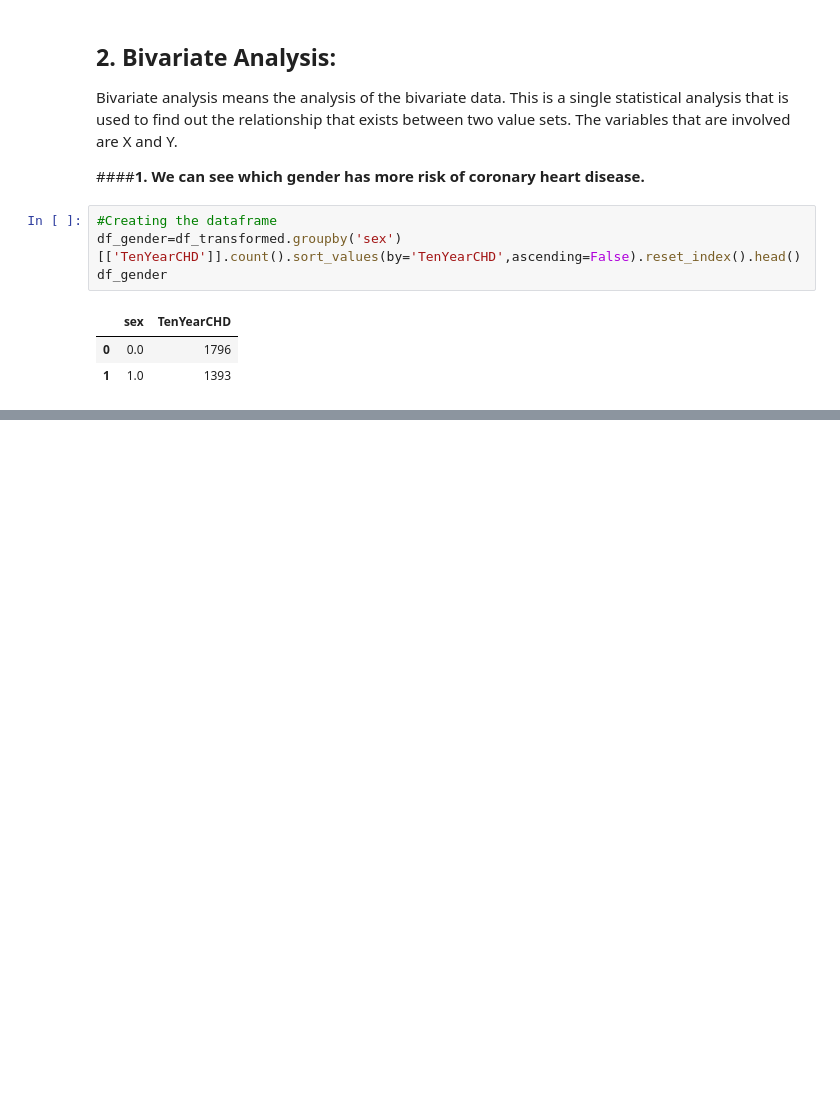
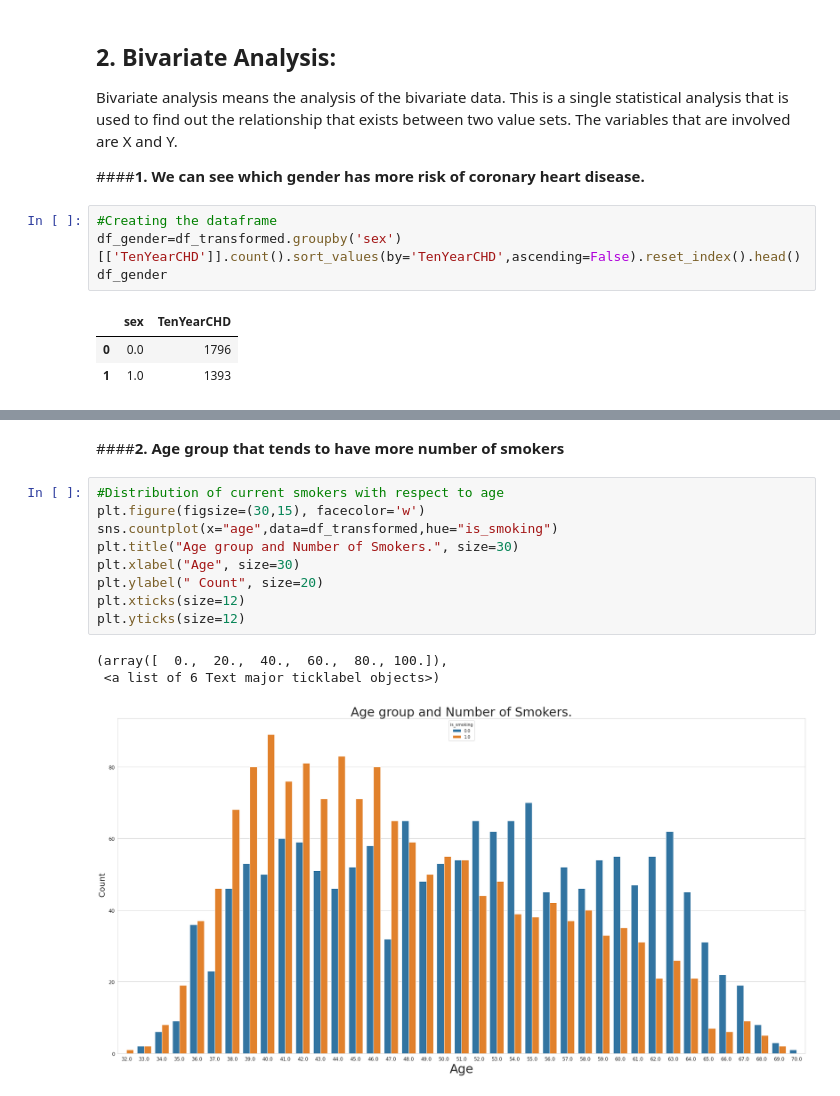
Before and after one commit to ParthSharma1197/Capstone-Project-Cardiovascular-Risk-Prediction, a Jupyter notebook: PARTH_SHARMA_Cardiovascular_Risk_Prediction_Capstone_Project.ipynb, the cells around one changed output, grey strips where cells are left out. Saved outputs shown, nothing was run; the diff lists cells and outputs as text; blank space fills up the shorter version.

```diff
--- a/PARTH_SHARMA_Cardiovascular_Risk_Prediction_Capstone_Project.ipynb
+++ b/PARTH_SHARMA_Cardiovascular_Risk_Prediction_Capstone_Project.ipynb
@@ -773,0 +775,15 @@ plt.yticks(size=12)
+# %% [markdown]
+####**2. Age group that tends to have more number of smokers**
+# %%
+#Distribution of current smokers with respect to age
+plt.figure(figsize=(30,15), facecolor='w')
+sns.countplot(x="age",data=df_transformed,hue="is_smoking")
+plt.title("Age group and Number of Smokers.", size=30)
+plt.xlabel("Age", size=30)
+plt.ylabel(" Count", size=20)
+plt.xticks(size=12)
+plt.yticks(size=12)
+# %% [output]
+(array([  0.,  20.,  40.,  60.,  80., 100.]),
+ <a list of 6 Text major ticklabel objects>)
+[figure, added]
```
Also changed, not shown: parts of 38 cells of this notebook.
